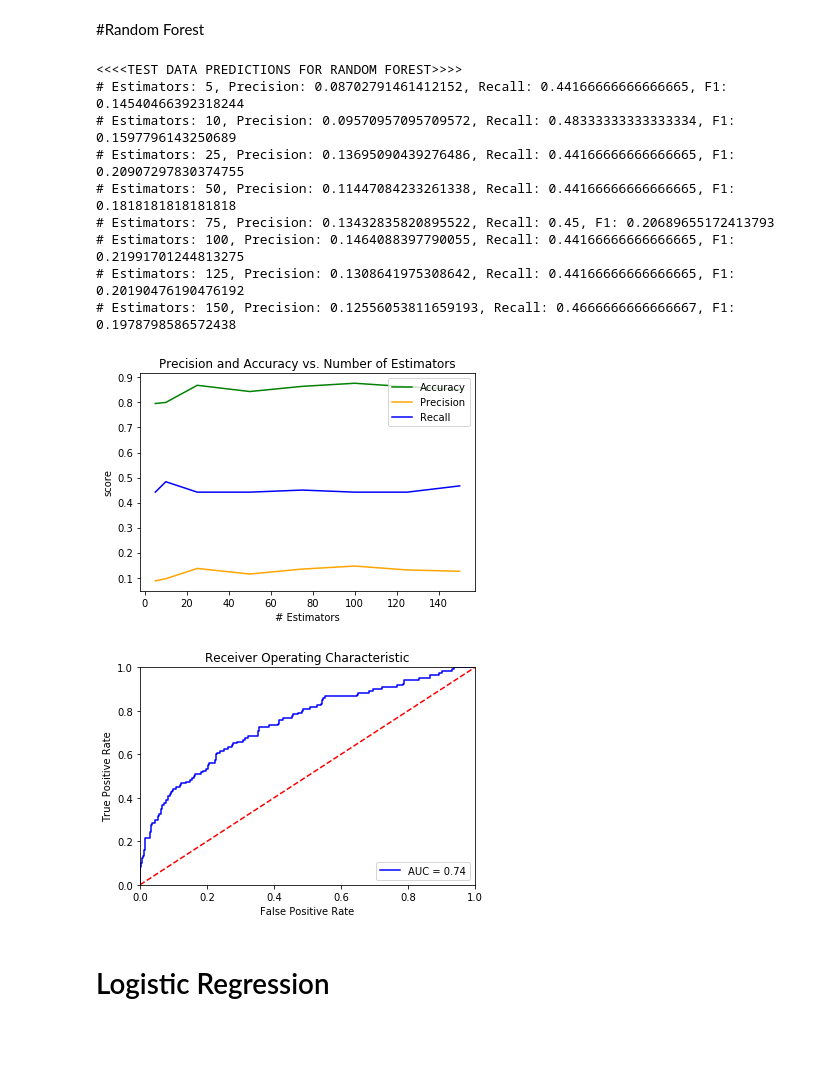
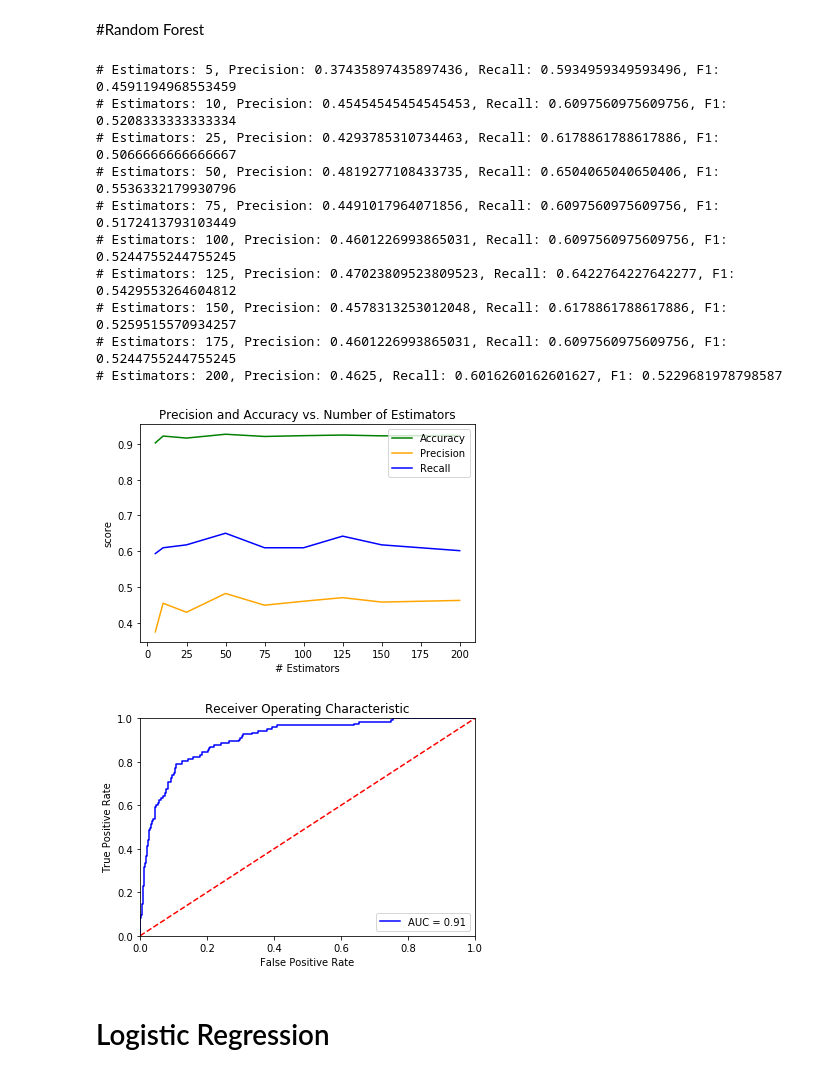
Before and after one commit to zchuning/BankruptcyDataAnalysis, a Jupyter notebook: BankruptcyDataAnalysis.ipynb, the cells around one changed output. Cells and saved outputs as stored; diff of their text form; code cells hidden in the pictures; blank space fills up the shorter version.

```diff
--- a/BankruptcyDataAnalysis.ipynb
+++ b/BankruptcyDataAnalysis.ipynb
@@ -61,8 +61,10 @@ arrow.
 # %%
-# Load the bankruptcy data into two pandas dataframes
-data, meta = arff.loadarff('/2year.arff')
+# Load the bankruptcy data of year 5 into pandas dataframe
+data, meta = arff.loadarff('/5year.arff')
 data = np.array(data.tolist(), np.float)
 
 # Extracting X and y
 X = data[:, :-1]
 y = data[:, -1]
+
+cweight = {0: 1, 1: 15}
@@ -115,17 +132,26 @@ y_neg = y[y == 0]
 # %%
-# Balance data by undersample majority class
+# Impute partial X
+X_imputed = impute(X)
+
+# Separate positive and negative samples to balance training and test sets
+X_pos = X_imputed[y == 1]
+y_pos = y[y == 1]
+X_neg = X_imputed[y == 0]
+y_neg = y[y == 0]
+
+# Balance data by undersample the majority class
 # indices = random.sample(range(1, len(X_neg)-1), 800)
 # X_neg = X_neg[indices]
 # y_neg = y_neg[indices]
 
-# Split data into training and test sets
-pos_split = int(len(y_pos) * 0.7)
-neg_split = int(len(y_neg) * 0.7)
+# Split partial data into training and test sets
+pos = int(len(y_pos) * 0.7)
+neg = int(len(y_neg) * 0.7)
 
-X_train = np.concatenate((X_neg[:neg_split], X_pos[:pos_split]))
-y_train = np.concatenate((y_neg[:neg_split], y_pos[:pos_split]))
+X_train = np.concatenate((X_neg[:neg], X_pos[:pos]))
+y_train = np.concatenate((y_neg[:neg], y_pos[:pos]))
 X_train, y_train = shuffle(X_train, y_train)
 
-X_test = np.concatenate((X_neg[neg_split:], X_pos[pos_split:]))
-y_test = np.concatenate((y_neg[neg_split:], y_pos[pos_split:]))
+X_test = np.concatenate((X_neg[neg:], X_pos[pos:]))
+y_test = np.concatenate((y_neg[neg:], y_pos[pos:]))
 X_test, y_test = shuffle(X_test, y_test)
@@ -224,8 +273,8 @@ knn(X_train, y_train, X_test, y_test)
 # %% [markdown]
 #Random Forest
 # %%
-def random_forest(X_train, y_train, X_test, y_test):
-    n_estimators = [5, 10, 25, 50, 75, 100, 125, 150]
+def random_forest(X_train, y_train, X_test, y_test, class_weight):
+    n_estimators = [5, 10, 25, 50, 75, 100, 125, 150, 175, 200]
     accuracies = []
     precisions = []
     recalls = []
@@ -233,8 +282,8 @@ def random_forest(X_train, y_train, X_test, y_test):
     final_pred_proba = None
 
     for i in range(len(n_estimators)):
-        clf = RandomForestClassifier(n_estimators=n_estimators[i], max_depth=6,\
-                                     class_weight={0: 1, 1: 25})
+        clf = RandomForestClassifier(n_estimators=n_estimators[i], max_depth=6, \
+                                     class_weight=class_weight)
         clf.fit(X_train, y_train)
         y_pred = clf.predict(X_test)
 
@@ -255,19 +304,21 @@ def random_forest(X_train, y_train, X_test, y_test):
                 'Precision and Accuracy vs. Number of Estimators')
     plot_AUC(final_pred_proba, y_test)
 # %%
-random_forest(X_train, y_train, X_test, y_test)
+random_forest(X_train, y_train, X_test, y_test, cweight)
+# random_forest(X_train_full, y_train_full, X_test_full, y_test_full, cweight_full)
 # %% [output]
-<<<<TEST DATA PREDICTIONS FOR RANDOM FOREST>>>>
-# Estimators: 5, Precision: 0.08702791461412152, Recall: 0.44166666666666665, F1: 0.14540466392318244
-# Estimators: 10, Precision: 0.09570957095709572, Recall: 0.48333333333333334, F1: 0.1597796143250689
-# Estimators: 25, Precision: 0.13695090439276486, Recall: 0.44166666666666665, F1: 0.20907297830374755
-# Estimators: 50, Precision: 0.11447084233261338, Recall: 0.44166666666666665, F1: 0.1818181818181818
-# Estimators: 75, Precision: 0.13432835820895522, Recall: 0.45, F1: 0.20689655172413793
-# Estimators: 100, Precision: 0.1464088397790055, Recall: 0.44166666666666665, F1: 0.21991701244813275
-# Estimators: 125, Precision: 0.1308641975308642, Recall: 0.44166666666666665, F1: 0.20190476190476192
-# Estimators: 150, Precision: 0.12556053811659193, Recall: 0.4666666666666667, F1: 0.1978798586572438
+# Estimators: 5, Precision: 0.37435897435897436, Recall: 0.5934959349593496, F1: 0.4591194968553459
+# Estimators: 10, Precision: 0.45454545454545453, Recall: 0.6097560975609756, F1: 0.5208333333333334
+# Estimators: 25, Precision: 0.4293785310734463, Recall: 0.6178861788617886, F1: 0.5066666666666667
+# Estimators: 50, Precision: 0.4819277108433735, Recall: 0.6504065040650406, F1: 0.5536332179930796
+# Estimators: 75, Precision: 0.4491017964071856, Recall: 0.6097560975609756, F1: 0.5172413793103449
+# Estimators: 100, Precision: 0.4601226993865031, Recall: 0.6097560975609756, F1: 0.5244755244755245
+# Estimators: 125, Precision: 0.47023809523809523, Recall: 0.6422764227642277, F1: 0.5429553264604812
+# Estimators: 150, Precision: 0.4578313253012048, Recall: 0.6178861788617886, F1: 0.5259515570934257
+# Estimators: 175, Precision: 0.4601226993865031, Recall: 0.6097560975609756, F1: 0.5244755244755245
+# Estimators: 200, Precision: 0.4625, Recall: 0.6016260162601627, F1: 0.5229681978798587
-[figure, old version]
+[figure, new version]
-[figure, old version]
+[figure, new version]
 # %% [markdown]
 # Logistic Regression
 # %%
```
Also changed, not shown: parts of 30 cells of this notebook.
